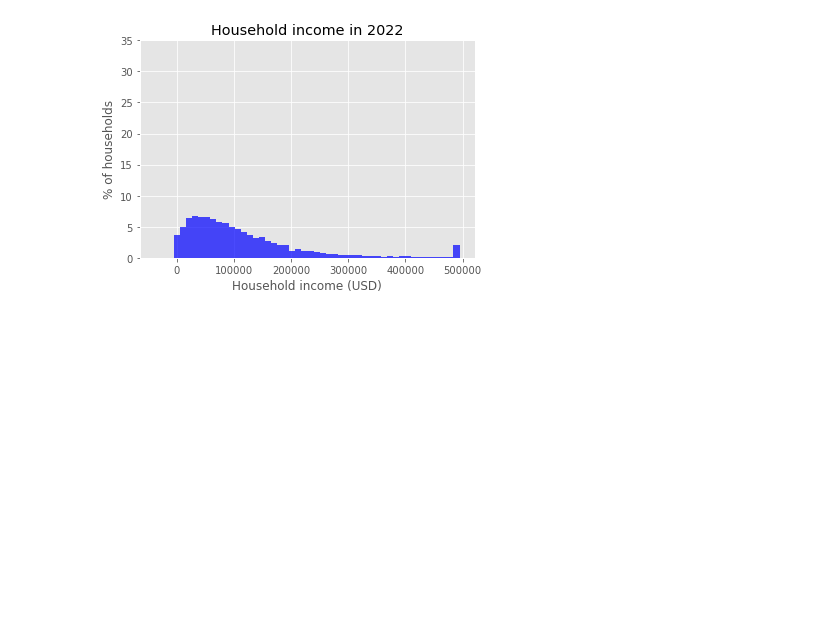
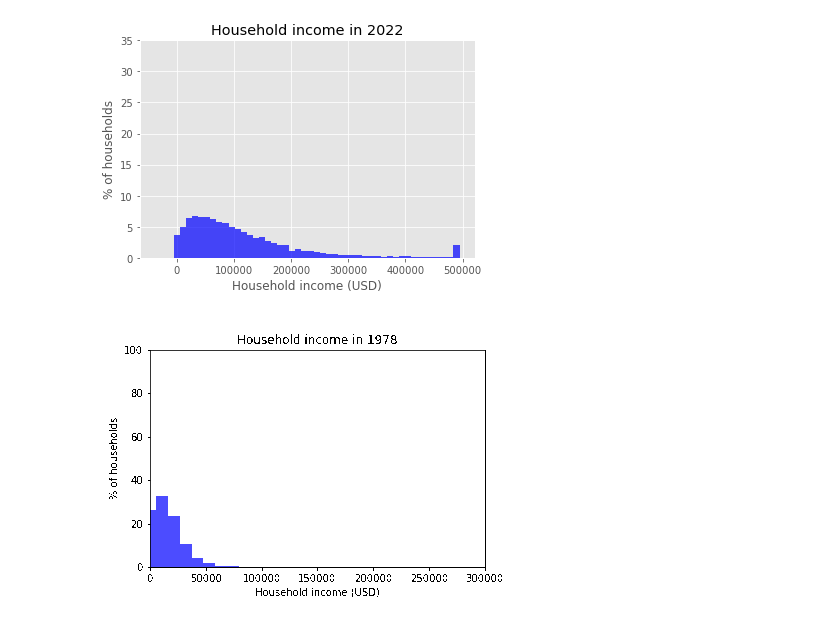
Before and after one commit to hamishhuggard/us-income-visualisations, a Jupyter notebook: ipums/longitudinal/ipums-animations.ipynb, the cells around one changed output. Cells and saved outputs as stored; diff of their text form; code cells hidden in the pictures; blank space fills up the shorter version.

Commit message:
create individual and sex-specific income animations

```diff
--- a/ipums/ipums-animations.ipynb
+++ b/ipums/longitudinal/ipums-animations.ipynb
@@ -330,8 +330,7 @@ def animate(year):
     ax.set_xlabel('Household income (USD)')
     ax.set_ylabel('% of households')
     ax.set_ylim(0, 35)  # Set fixed y-axis limits
-    #ax.set_ylim(0, 3e-3)  # Set fixed y-axis limits
-    #ax.set_xlim(0, 300000)  # Set fixed x-axis limits
+    ax.set_xlim(0, 300000)  # Set fixed x-axis limits
 
 # Unique years to iterate over
 years = data['YEAR_1'].unique()
@@ -346,3 +345,83 @@ Image(filename='household_income.gif')
 # %% [output]
 [figure]
 [figure]
+# %%
+import pandas as pd
+import matplotlib.pyplot as plt
+import matplotlib.animation as animation
+import numpy as np
+from IPython.display import Image
+
+plt.style.use('ggplot')
+
+def create_income_animation(
+        data,
+        income_col,
+        year_col,
+        truncate=None,
+        x_lim=None,
+        title="Household income",
+        xlabel="Household income (USD)",
+        ylabel="% of households",
+        save_as="income_animation.gif"
+    ):
+    """
+    Creates and saves an animated histogram of income distribution over years.
+
+    Parameters:
+    data (pandas.DataFrame): The DataFrame containing the data.
+    income_col (str): The name of the column representing income values.
+    year_col (str): The name of the column representing year values.
+    truncate (float, optional): A value to truncate the income values. Default is None.
+    x_lim (tuple, optional): The limits for the x-axis as a tuple (min, max). Default is None.
+    title (str, optional): The title of the plot. Default is "Household income".
+    xlabel (str, optional): The label for the x-axis. Default is "Household income (USD)".
+    ylabel (str, optional): The label for the y-axis. Default is "% of households".
+    save_as (str, optional): The filename to save the animation. Default is "income_animation.gif".
+    """
+    if truncate is not None:
+        data[income_col] = data[income_col].apply(lambda x: min(x, truncate))
+
+    grouped_data = data.groupby(year_col)[income_col]
+    overall_bins = pd.cut(data[income_col], bins=50, retbins=True)[1]
+
+    fig, ax = plt.subplots()
+
+    def animate(year):
+        ax.clear()  # Clear the axis to update with new histogram
+        incomes = grouped_data.get_group(year).dropna()
+
+        # Calculate histogram data
+        counts, bins = np.histogram(incomes, bins=overall_bins)
+        percentages = (counts / counts.sum()) * 100
+
+        # Create the histogram bars manually
+        widths = np.diff(bins)
+        ax.bar(bins[:-1], percentages, width=widths, color='blue', alpha=0.7)
+
+        ax.set_title(f'{title} in {year}')
+        ax.set_xlabel(xlabel)
+        ax.set_ylabel(ylabel)
+        ax.set_ylim(0, 100)  # Set fixed y-axis limits
+        if x_lim is not None:
+            ax.set_xlim(x_lim)
+
+    years = data[year_col].unique()
+
+    ani = animation.FuncAnimation(fig, animate, frames=years, repeat=False)
+    ani.save(save_as)
+    Image(filename=save_as)
+
+# Usage
+data = pd.read_csv('data/data.csv')
+create_income_animation(
+    data,
+    'HHINCOME_2',
+    'YEAR_1',
+    truncate=500000,
+    x_lim=(0, 300000),
+    save_as='household_income.gif'
+)
+Image(filename='household_income.gif')
+# %% [output]
+[figure, added]
```
Also changed, not shown: parts of 2 cells of this notebook, 3 other files.
